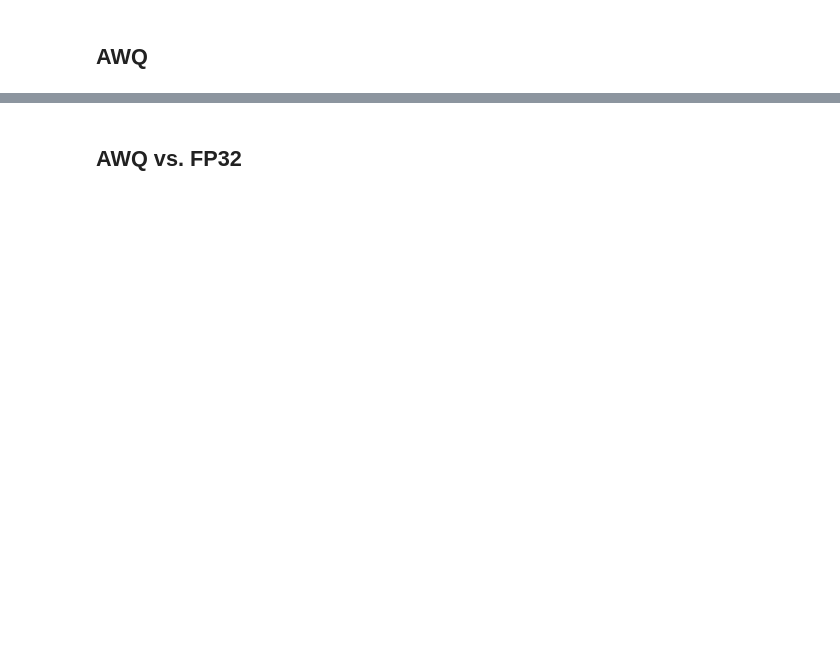
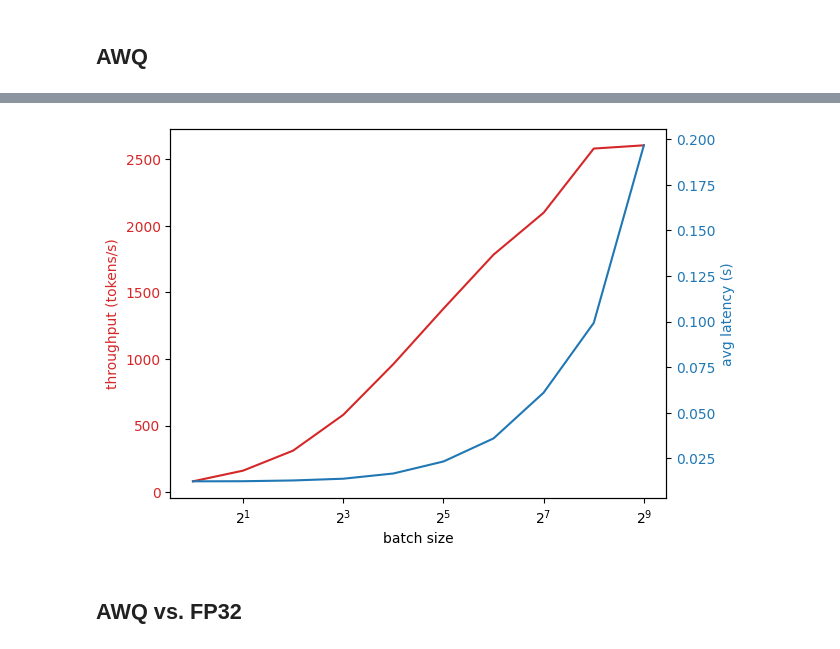
Before and after one commit to 18853477039/vllm-practice, a Jupyter notebook: int4_awq.ipynb, the cells around one changed output, grey strips where cells are left out. Drawn from its saved outputs; the diff is of its cells as text; code cells hidden in the pictures; blank space fills up the shorter version.

```diff
--- a/int4_awq.ipynb
+++ b/int4_awq.ipynb
@@ -46,0 +41,4 @@ for output in outputs:
+# %%
+model_path = "/root/autodl-fs/data2/anti_fraud/models/modelscope/hub/hub/Qwen/Qwen2-7B-Instruct"
+
+llm = LLM(model=model_path, gpu_memory_utilization=0.4)
@@ -55,7 +80,7 @@ durations = []
 throughputs = []
 latencies = []
 
-batch_sizes = [2**p for p in range(8)]
+batch_sizes = [2**p for p in range(10)]
 for batch_size in batch_sizes:
     print(f"bs={batch_size}")
 
@@ -120,23 +242,4 @@ llm = LLM(model=model)
 # %%
-from vllm import LLM, SamplingParams
-
-# Sample prompts.
-prompts = [
-    "Hello, my name is",
-    "The president of the United States is",
-    "The capital of France is",
-    "The future of AI is",
-]
-# Create a sampling params object.
-sampling_params = SamplingParams(temperature=0.8, top_p=0.95)
-
+model = "/root/autodl-fs/data2/anti_fraud/models/modelscope/hub/hub/Qwen/Qwen2-7B-Instruct-AWQ"
 # Create an LLM.
-llm_awq = LLM(model="TheBloke/Llama-2-7b-Chat-AWQ", quantization="AWQ")
-# Generate texts from the prompts. The output is a list of RequestOutput objects
-# that contain the prompt, generated text, and other information.
-outputs = llm_awq.generate(prompts, sampling_params)
-# Print the outputs.
-for output in outputs:
-    prompt = output.prompt
-    generated_text = output.outputs[0].text
-    print(f"Prompt: {prompt!r}, Generated text: {generated_text!r}")
+llm_awq = LLM(model=model, quantization="AWQ", gpu_memory_utilization=0.4)
@@ -143,4 +276,5 @@ for output in outputs:
 # %%
+import time
 # constants
 max_tokens = 10
 sampling_params = SamplingParams(temperature=0.8, top_p=0.95, max_tokens=max_tokens)
@@ -149,7 +283,7 @@ durations_awq = []
 throughputs_awq = []
 latencies_awq = []
 
-batch_sizes = [2**p for p in range(8)]
+batch_sizes = [2**p for p in range(10)]
 for batch_size in batch_sizes:
     print(f"bs={batch_size}")
 
@@ -200,12 +384,14 @@ def render_plot(x, y1, y2, x_label, y1_label, y2_label):
 # %%
 render_plot(
     batch_sizes,
-    throughputs,
-    latencies,
+    throughputs_awq,
+    latencies_awq,
     "batch size",
     "throughput (tokens/s)",
     "avg latency (s)"
 )
+# %% [output]
+[figure, added]
 # %% [markdown]
 ## AWQ vs. FP32
 # %%
```
Also changed, not shown: parts of 19 cells of this notebook, 1 other file.
